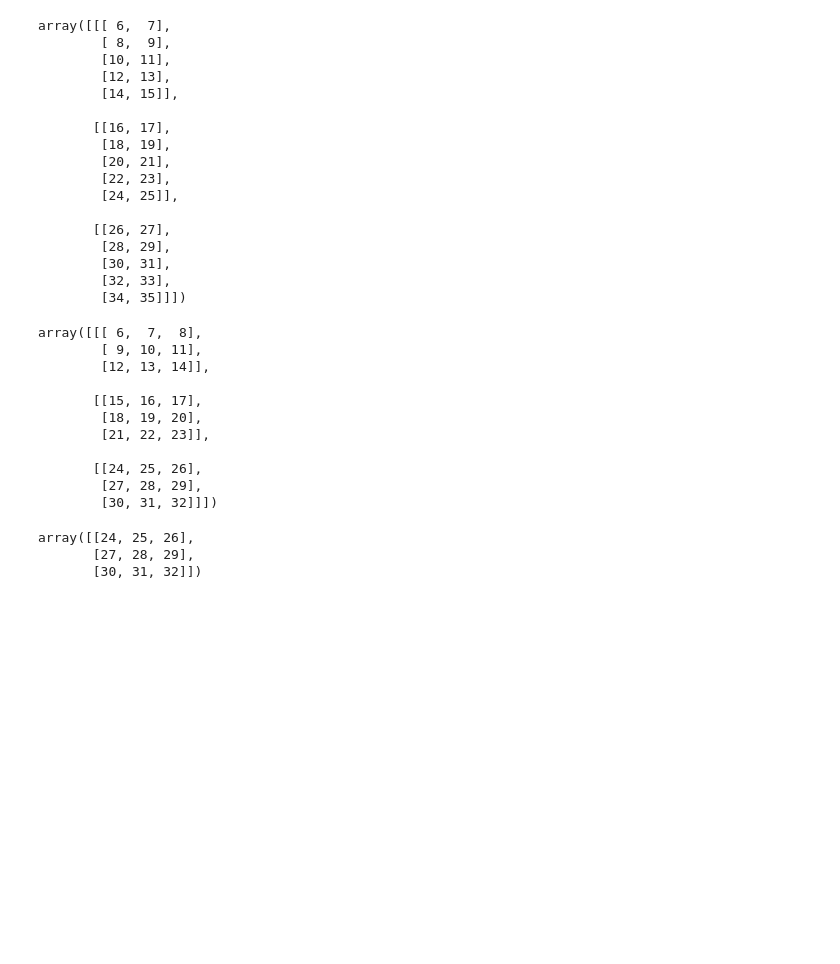
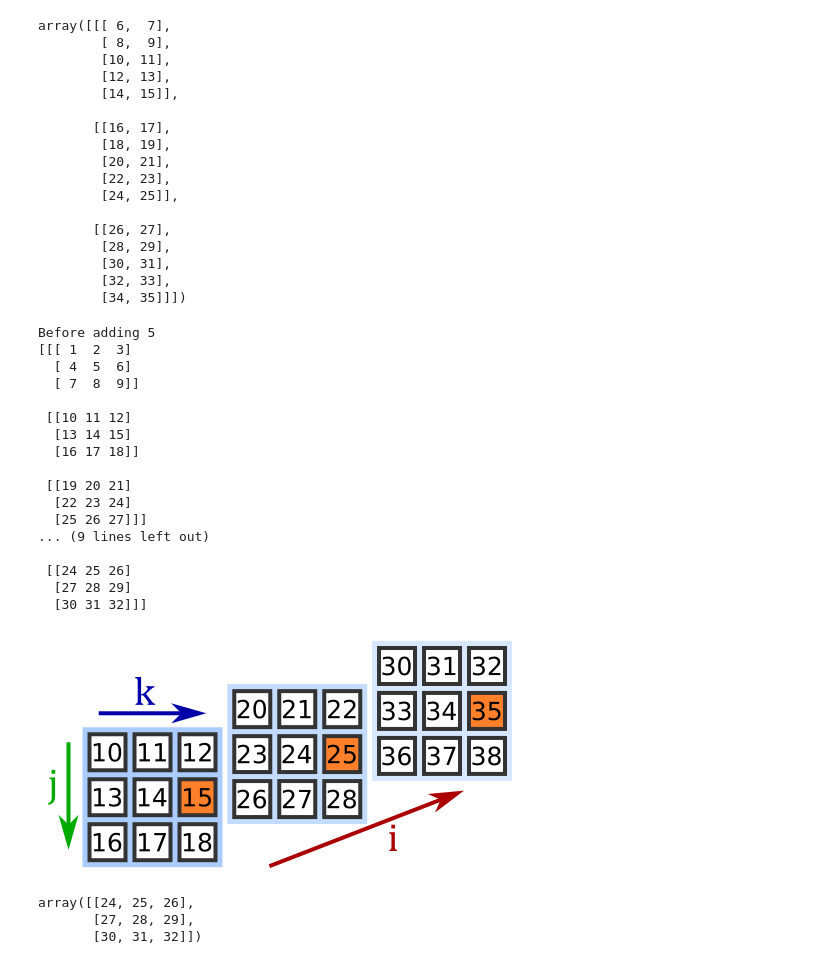
Before and after one commit to ishrahussain/Numpy-Pandas-DeepLearning-Q2, a Jupyter notebook: Class1 Numpy Introduction .ipynb, the cells around one changed output. Drawn from its saved outputs; the diff is of its cells as text; code cells hidden in the pictures; blank space fills up the shorter version.

```diff
--- a/Class1 Numpy Introduction .ipynb
+++ b/Class1 Numpy Introduction .ipynb
@@ -150,18 +150,25 @@ array([[[ 6,  7],
         [34, 35]]])
 # %%
 a = np.arange(1,28).reshape((3,3,3))
+print('Before adding 5', a, sep='\n', end='\n\n')
 # 3 rows 3 columns
 a += 5
-a
+print('After adding 5', a, sep='\n')
 # %% [output]
-array([[[ 6,  7,  8],
-        [ 9, 10, 11],
-        [12, 13, 14]],
+Before adding 5
+[[[ 1  2  3]
+  [ 4  5  6]
+  [ 7  8  9]]
 
-       [[15, 16, 17],
-        [18, 19, 20],
-        [21, 22, 23]],
+ [[10 11 12]
+  [13 14 15]
+  [16 17 18]]
 
-       [[24, 25, 26],
-        [27, 28, 29],
-        [30, 31, 32]]])
+ [[19 20 21]
+  [22 23 24]
+  [25 26 27]]]
+... (9 lines left out)
+
+ [[24 25 26]
+  [27 28 29]
+  [30 31 32]]]
@@ -170,3 +175,8 @@ array([[[ 6,  7,  8],
+# %%
+from IPython.display import Image
+Image("https://i.pinimg.com/originals/28/61/4f/28614fddbeedb018b7958ea52ca885b2.png")
+# %% [output]
+[figure, added]
 # %%
 a[2]
 # %% [output]
```
Also changed, not shown: parts of 6 cells of this notebook, 2 other files.
